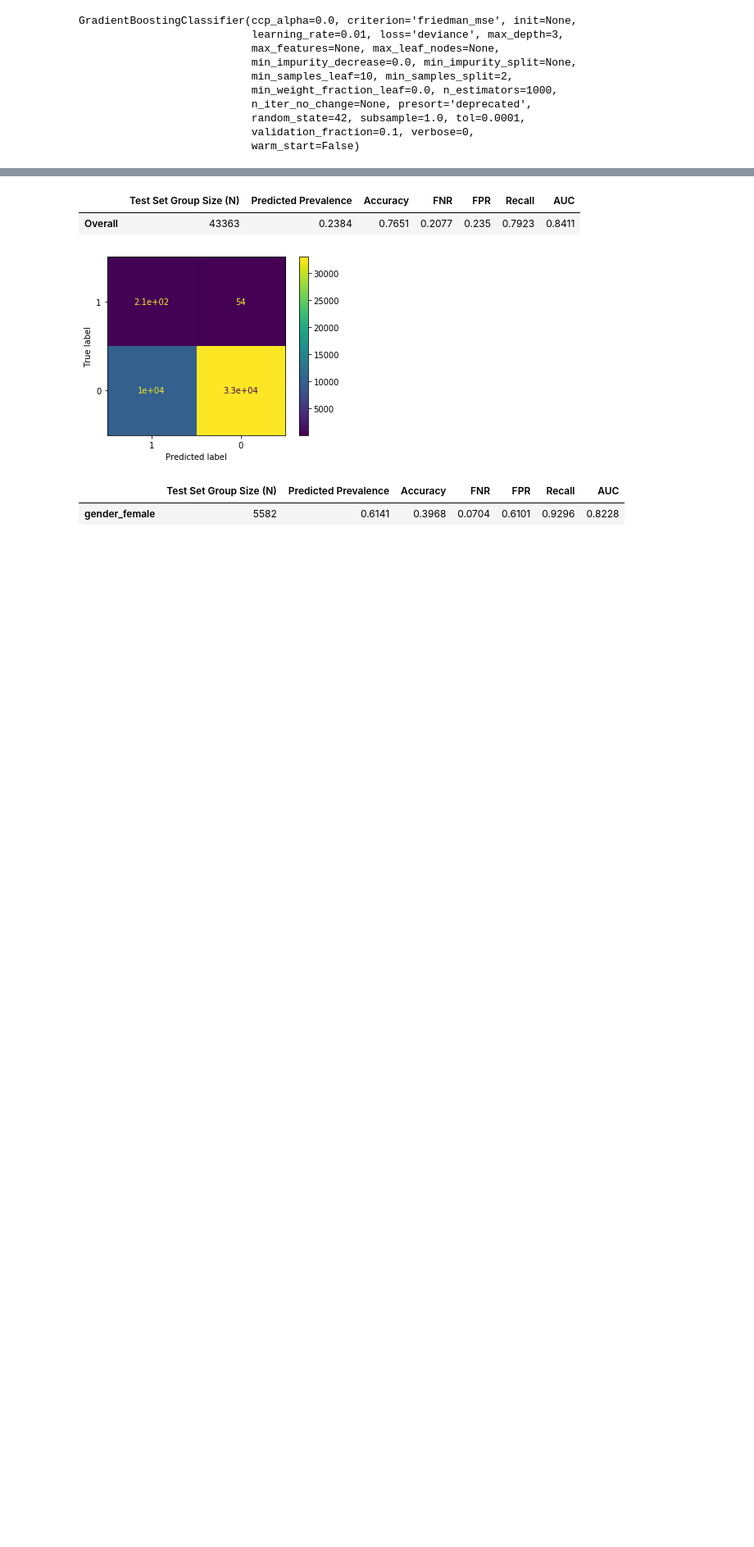
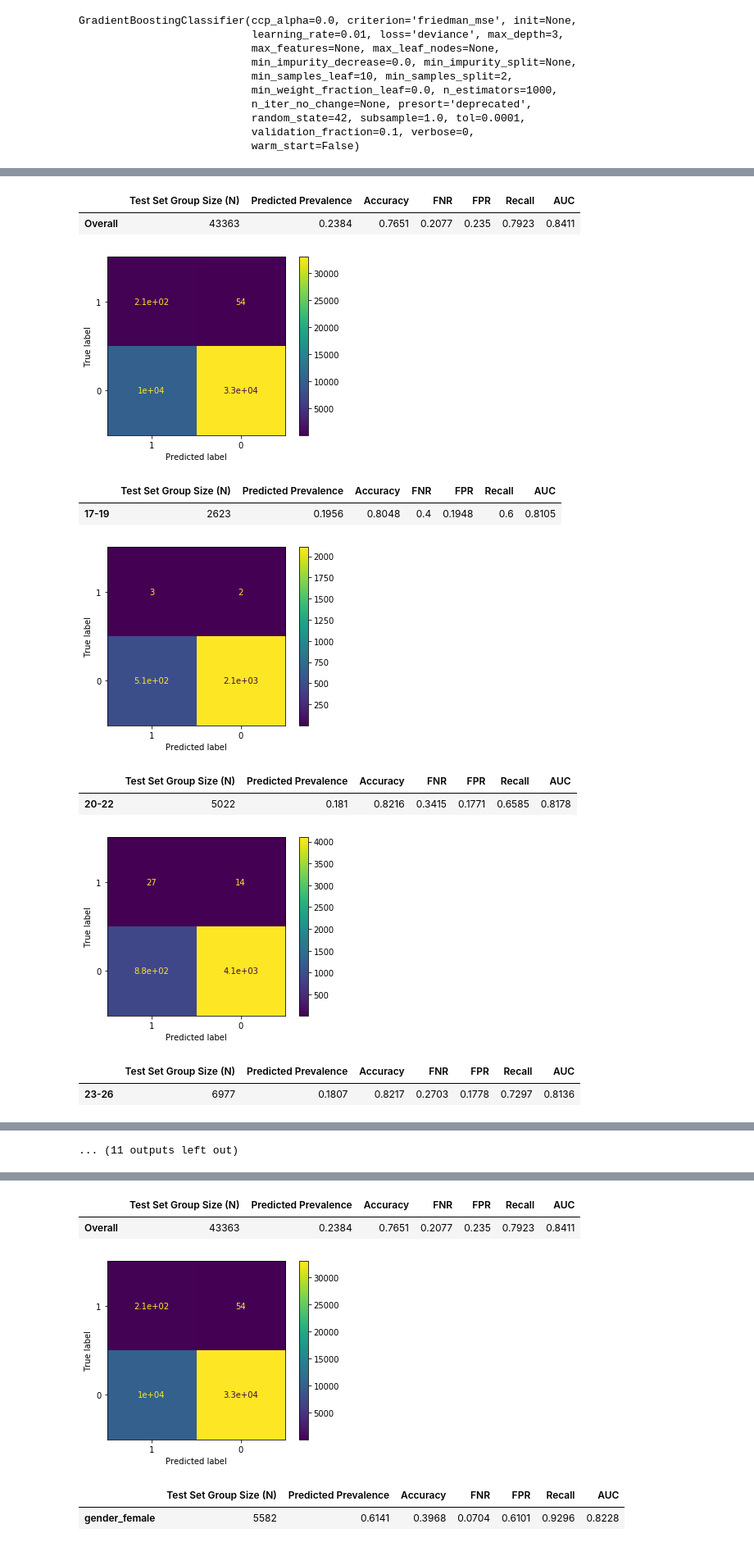
Before and after one commit to akrhea/mental-health-court-outcomes, a Jupyter notebook: Interpretability_Study/Fairness_Metrics.ipynb, the cells around one changed output, grey strips where cells are left out. Shown at 82% size. Saved outputs shown, nothing was run; the diff lists cells and outputs as text; code cells hidden in the pictures; blank space fills up the shorter version.

```diff
--- a/Interpretability_Study/Fairness_Metrics.ipynb
+++ b/Interpretability_Study/Fairness_Metrics.ipynb
@@ -141,3 +319,17 @@ def subgroup_stats(category1, category2=None):
     display(total_stats)
     print('\n')
     return
+# %%
+subgroup_stats('age_at_incident')
+# %% [output]
+|  | Test Set Group Size (N) | Predicted Prevalence | Accuracy | FNR | FPR | Recall | AUC |
+| Overall | 43363 | 0.2384 | 0.7651 | 0.2077 | 0.235 | 0.7923 | 0.8411 |
+[figure, added]
+|  | Test Set Group Size (N) | Predicted Prevalence | Accuracy | FNR | FPR | Recall | AUC |
+| 17-19 | 2623 | 0.1956 | 0.8048 | 0.4 | 0.1948 | 0.6 | 0.8105 |
+[figure, added]
+|  | Test Set Group Size (N) | Predicted Prevalence | Accuracy | FNR | FPR | Recall | AUC |
+| 20-22 | 5022 | 0.181 | 0.8216 | 0.3415 | 0.1771 | 0.6585 | 0.8178 |
+[figure, added]
+|  | Test Set Group Size (N) | Predicted Prevalence | Accuracy | FNR | FPR | Recall | AUC |
+| 23-26 | 6977 | 0.1807 | 0.8217 | 0.2703 | 0.1778 | 0.7297 | 0.8136 |
@@ -143,0 +343 @@ def subgroup_stats(category1, category2=None):
+... (11 outputs left out)
```
Also changed, not shown: parts of 7 cells of this notebook.
